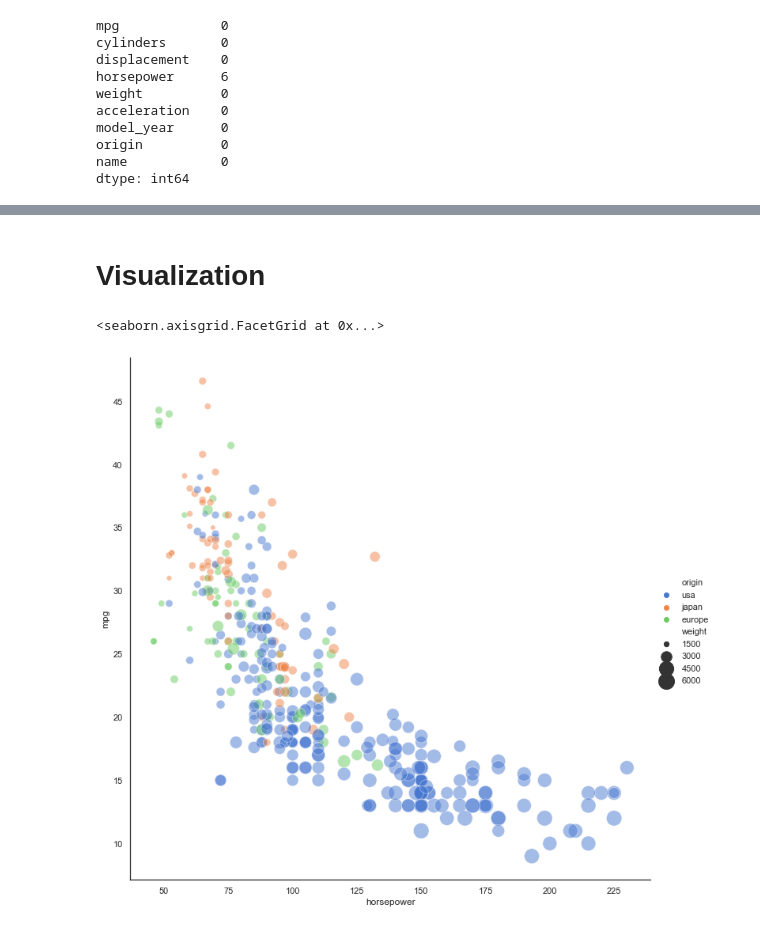
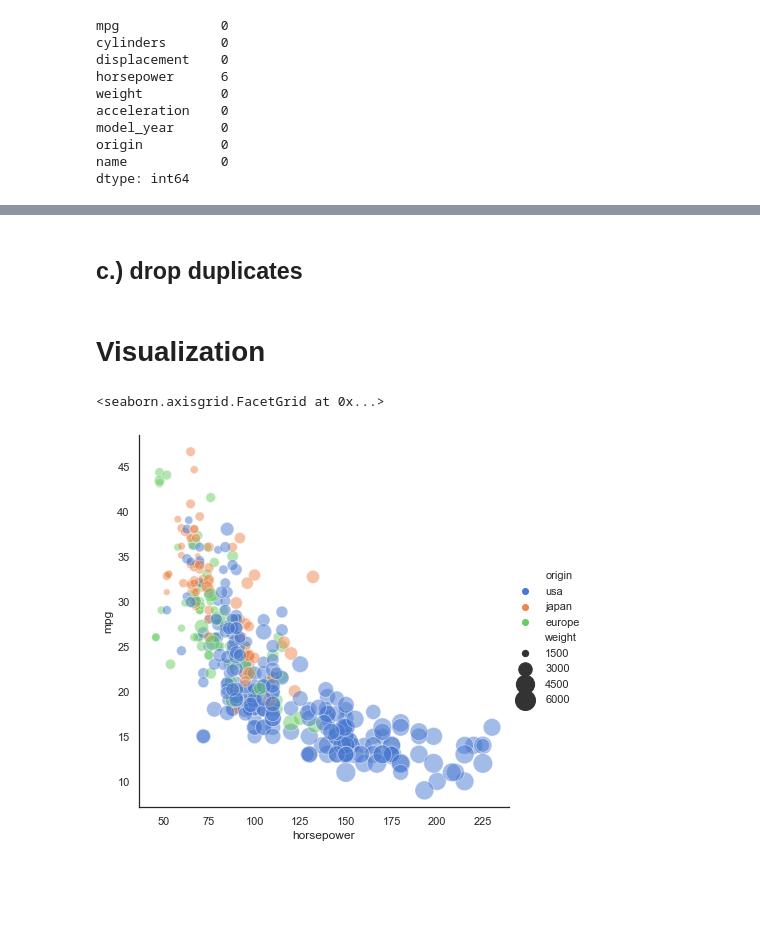
Before and after one commit to ferencberes/ds-tools, a Jupyter notebook: version_control/MPG2.ipynb, the cells around one changed output, grey strips where cells are left out. Cells and saved outputs as stored; diff of their text form; code cells hidden in the pictures; blank space fills up the shorter version.

```diff
--- a/version_control/MPG2.ipynb
+++ b/version_control/MPG2.ipynb
@@ -44,3 +45,5 @@ model_year      0
 origin          0
 name            0
 dtype: int64
+# %%
+mpg = mpg[~mpg["horsepower"].isnull()]
@@ -46,0 +54,2 @@ dtype: int64
+# %% [markdown]
+## c.) drop duplicates
@@ -53,8 +62,8 @@ alpha = 0.5
 # %%
 # Plot miles per gallon against horsepower with other semantics
 sns.relplot(x="horsepower", y="mpg", hue="origin", size="weight",
-            sizes=sizes, alpha=alpha, palette="muted",
-            height=height, data=mpg)
+            sizes=(40, 400), alpha=.5, palette="muted",
+            height=6, data=mpg)
 # %% [output]
 <seaborn.axisgrid.FacetGrid at 0x...>
-[figure, old version]
+[figure, new version]
```
Also changed, not shown: parts of 7 cells of this notebook.
